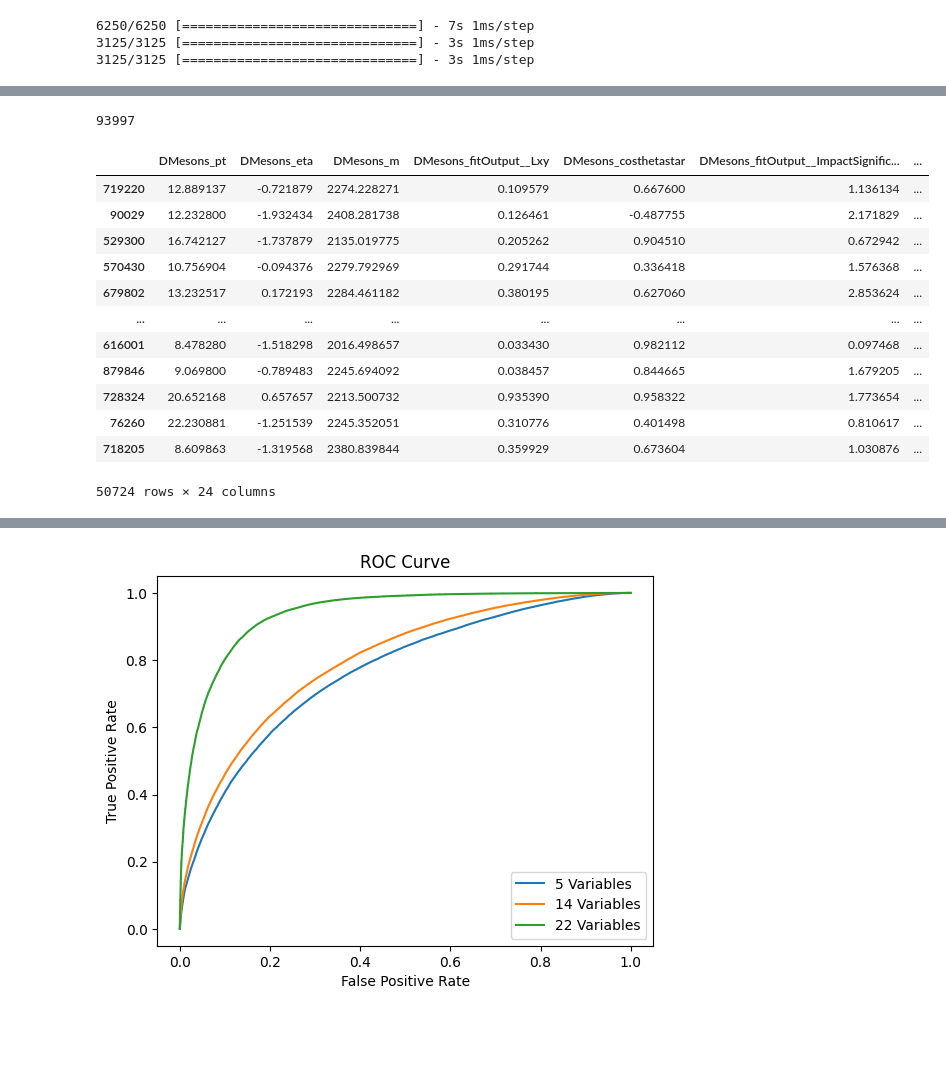
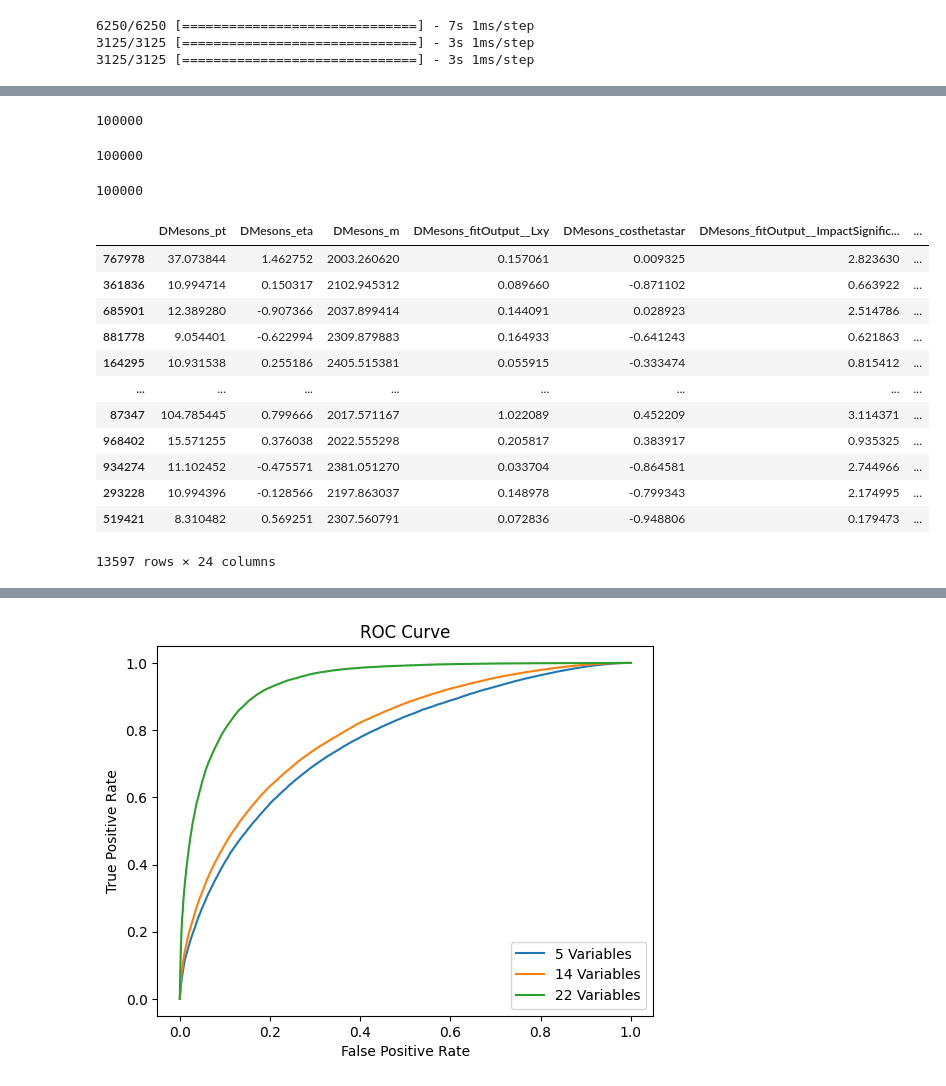
Before and after one commit to GitGup/ATLAS_DNN, a Jupyter notebook: MC_DNN.ipynb, the cells around one changed output, grey strips where cells are left out. Cells and saved outputs as stored; diff of their text form; code cells hidden in the pictures; blank space fills up the shorter version.

```diff
--- a/MC_DNN.ipynb
+++ b/MC_DNN.ipynb
@@ -614,7 +615,7 @@ X_train1, X_test1, y_train1, y_test1 = train_test_split(only_411[training_column
 
 #only Lambda
 only_4122['DMesons_pdgId'] = only_4122['DMesons_pdgId'].replace({411: 0, 4122: 1})
-X_train, X_test2, y_train2, y_test2 = train_test_split(only_4122[training_columns], only_4122['DMesons_pdgId'], test_size=0.2, random_state=42)
+X_train2, X_test2, y_train2, y_test2 = train_test_split(only_4122[training_columns], only_4122['DMesons_pdgId'], test_size=0.2, random_state=42)
 # %%
 X_train2
 # %% [output]
@@ -875,39 +876,46 @@ predictions_signal2 = model.predict(X_test2)
 passed_background_indicies = []
 passed_signal_indicies = []
 
-
 for i in range(len(predictions_background2)):
     # if predictions_background2[i] > 0.6:
     #     passed_background_indicies.append(i)
-    if predictions_both2[i] > 0.6:
+    if predictions_signal2[i] > -1:
         passed_signal_indicies.append(i)
-    elif predictions_both[i] < 0.6:
+    if predictions_background2[i] > -1:
         passed_background_indicies.append(i)
+# %%
+len(predictions_background2)
+# %% [output]
+100000
 # %%
-len(passed_background_indicies) + len(passed_signal_indicies)
+len(passed_background_indicies)
 # %% [output]
-93997
+100000
+# %%
+len(passed_signal_indicies)
+# %% [output]
+100000
 # %%
 # passed_Background_df = X_train1.iloc[passed_background_indicies]
 # passed_Background_df
 
 # passed_Signal_df = X_train2.iloc[passed_signal_indicies]
 # passed_Signal_df
 
-passed_Background_both = X_train.iloc[passed_background_indicies]
-passed_Signal_both = X_train.iloc[passed_signal_indicies]
-passed_Signal_both
+passed_Background_both = X_train1.iloc[passed_background_indicies]
+passed_Signal_both = X_train2.iloc[passed_signal_indicies]
+passed_Background_both
 # %% [output]
 |  | DMesons_pt | DMesons_eta | DMesons_m | DMesons_fitOutput__Lxy | DMesons_costhetastar | DMesons_fitOutput__ImpactSignific... | ... |
-| 719220 | 12.889137 | -0.721879 | 2274.228271 | 0.109579 | 0.667600 | 1.136134 | ... |
-| 90029 | 12.232800 | -1.932434 | 2408.281738 | 0.126461 | -0.487755 | 2.171829 | ... |
-| 529300 | 16.742127 | -1.737879 | 2135.019775 | 0.205262 | 0.904510 | 0.672942 | ... |
-| 570430 | 10.756904 | -0.094376 | 2279.792969 | 0.291744 | 0.336418 | 1.576368 | ... |
-| 679802 | 13.232517 | 0.172193 | 2284.461182 | 0.380195 | 0.627060 | 2.853624 | ... |
+| 767978 | 37.073844 | 1.462752 | 2003.260620 | 0.157061 | 0.009325 | 2.823630 | ... |
+| 361836 | 10.994714 | 0.150317 | 2102.945312 | 0.089660 | -0.871102 | 0.663922 | ... |
+| 685901 | 12.389280 | -0.907366 | 2037.899414 | 0.144091 | 0.028923 | 2.514786 | ... |
+| 881778 | 9.054401 | -0.622994 | 2309.879883 | 0.164933 | -0.641243 | 0.621863 | ... |
+| 164295 | 10.931538 | 0.255186 | 2405.515381 | 0.055915 | -0.333474 | 0.815412 | ... |
 | ... | ... | ... | ... | ... | ... | ... | ... |
-| 616001 | 8.478280 | -1.518298 | 2016.498657 | 0.033430 | 0.982112 | 0.097468 | ... |
-| 879846 | 9.069800 | -0.789483 | 2245.694092 | 0.038457 | 0.844665 | 1.679205 | ... |
-| 728324 | 20.652168 | 0.657657 | 2213.500732 | 0.935390 | 0.958322 | 1.773654 | ... |
-| 76260 | 22.230881 | -1.251539 | 2245.352051 | 0.310776 | 0.401498 | 0.810617 | ... |
-| 718205 | 8.609863 | -1.319568 | 2380.839844 | 0.359929 | 0.673604 | 1.030876 | ... |
+| 87347 | 104.785445 | 0.799666 | 2017.571167 | 1.022089 | 0.452209 | 3.114371 | ... |
+| 968402 | 15.571255 | 0.376038 | 2022.555298 | 0.205817 | 0.383917 | 0.935325 | ... |
+| 934274 | 11.102452 | -0.475571 | 2381.051270 | 0.033704 | -0.864581 | 2.744966 | ... |
+| 293228 | 10.994396 | -0.128566 | 2197.863037 | 0.148978 | -0.799343 | 2.174995 | ... |
+| 519421 | 8.310482 | 0.569251 | 2307.560791 | 0.072836 | -0.948806 | 0.179473 | ... |
-50724 rows × 24 columns
+13597 rows × 24 columns
```
Also changed, not shown: parts of 13 cells of this notebook.
